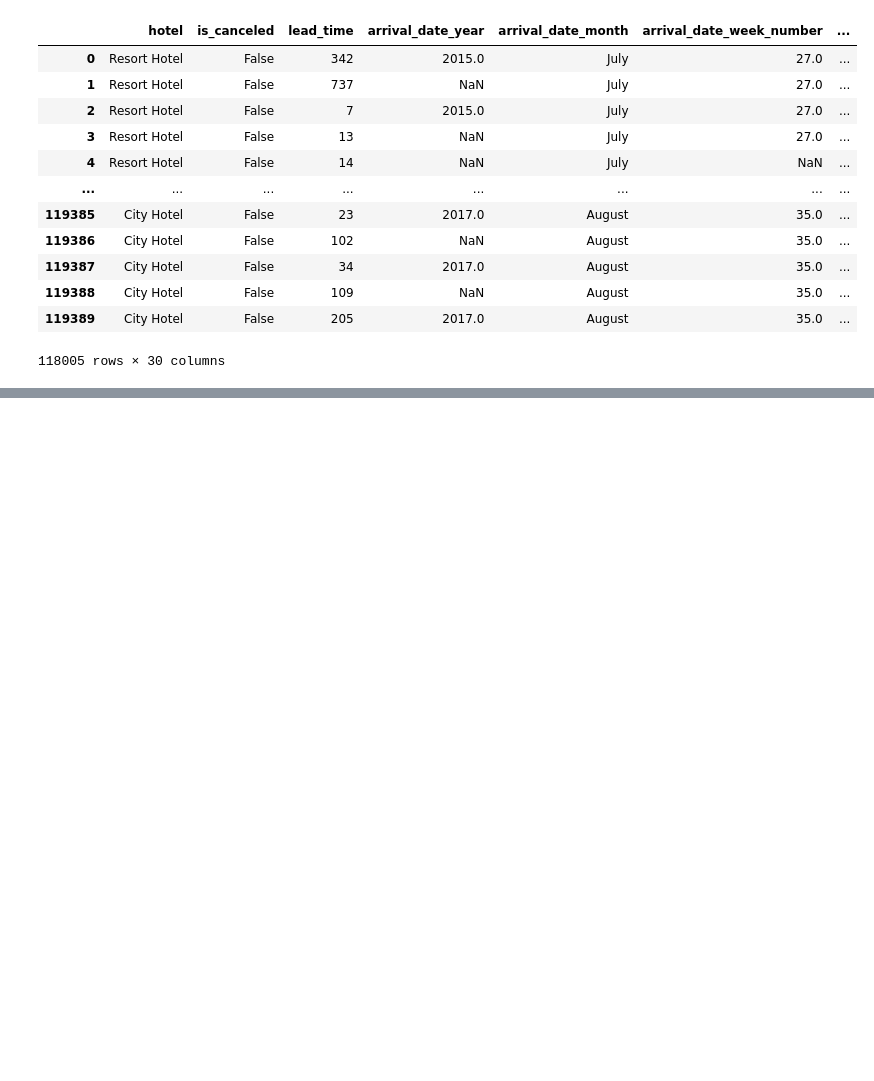
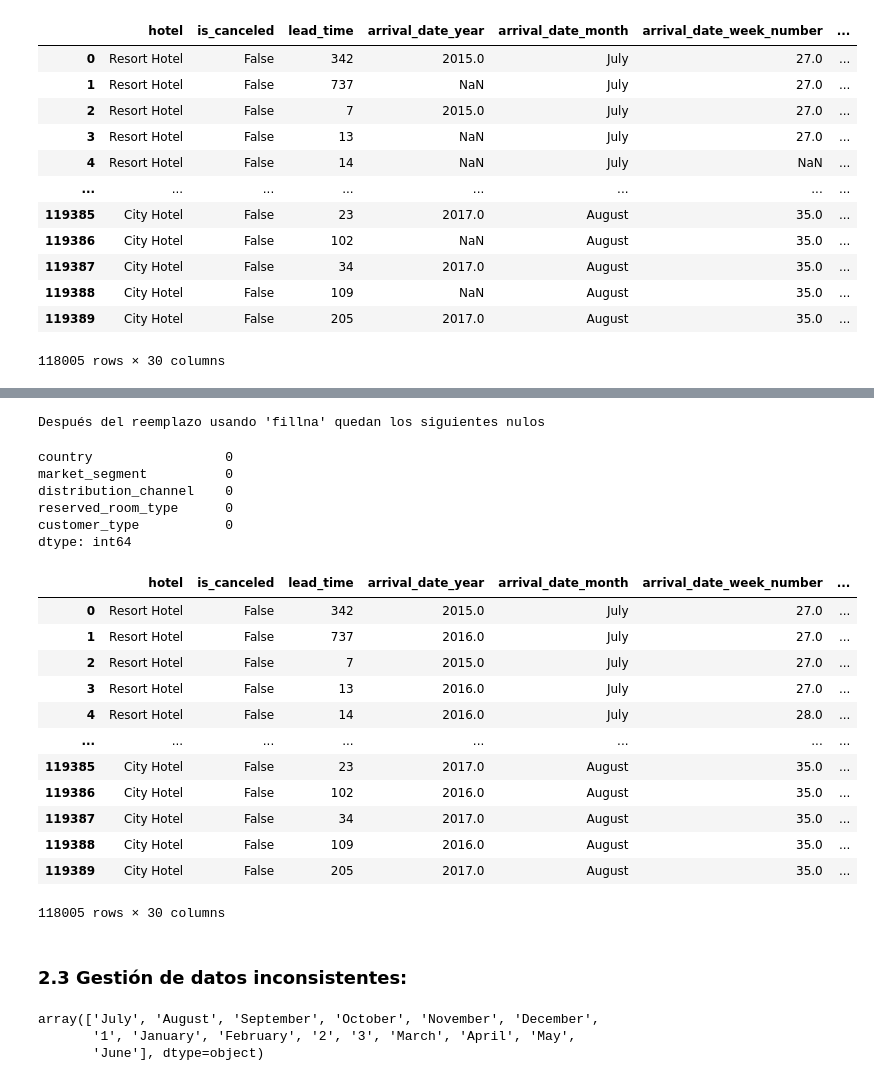
Before and after one commit to ValeFischer/Proyecto_Mod4_DataWizards, a Jupyter notebook: eda-dataset.ipynb, the cells around one changed output, grey strips where cells are left out. Saved outputs shown, nothing was run; the diff lists cells and outputs as text; code cells hidden in the pictures; blank space fills up the shorter version.

```diff
--- a/eda-dataset.ipynb
+++ b/eda-dataset.ipynb
@@ -328,0 +316,5 @@ agent                        0.13685
+# %%
+# Hay algunas columnas con porcentajes elevados de nulos o valores atípicos, pero por el tipo de dato que se está manejando en estas columnas se necesitan numeros enteros
+# Hacemos un describe de la media y la mediana para confirmar cuales son numeros enteros
+for col in nulls_col_num:
+    display(df[col].describe()[["mean", "50%"]])
@@ -338,0 +375,5 @@ def impute_with_median (cols):
+# %%
+# Obtenemos la lista de columnas categóricas que tienen nulos
+nulls_col_cat = df_imputed[df_imputed.columns[df_imputed.isnull().any()]].select_dtypes(include = "O").columns
+print(f"Las columnas categóricas que tienen nulos son:\n{nulls_col_cat}\n")
+print(f"El porcentaje de nulos que tiene cada columna categórica es:\n{df_imputed[nulls_col_cat].isnull().sum() / df_imputed.shape[0]}")
@@ -338,0 +394,6 @@ def impute_with_median (cols):
+# %%
+# sacamos el 'value_counts()' de cada una de las columnas categóricas que tienen nulos para saber como es la distribución de sus categorías
+for col in nulls_col_cat:
+    print(f"La distribución de las categorías para la columna {col.upper()}")
+    display(df[col].value_counts() / df.shape[0])
+    print("........................")
@@ -338,0 +474,43 @@ def impute_with_median (cols):
+# %%
+def cat_undefined (df,cols):
+    for col in cols:
+        # reemplazamos los nulos por el valor Undefined para cada una de las columnas de la lista
+        df[col] = df[col].fillna("Undefined")
+    # Comprobamos si quedan nulos en las columnas categóricas.
+    print("Después del reemplazo usando 'fillna' quedan los siguientes nulos")
+    display(df[cols].isnull().sum())
+    return df
+# %%
+# En ninguna columna podemos decir que hay una categoría dominante, por lo que crearemos una categoría nueva 'Undefined', menos en "reservation_status_date"
+cols_undefined = ['country', 'market_segment', 'distribution_channel', 'reserved_room_type', 'customer_type']
+cat_undefined(df_imputed,cols_undefined)
+# %% [output]
+Después del reemplazo usando 'fillna' quedan los siguientes nulos
+country                 0
+market_segment          0
+distribution_channel    0
+reserved_room_type      0
+customer_type           0
+dtype: int64
+|  | hotel | is_canceled | lead_time | arrival_date_year | arrival_date_month | arrival_date_week_number | ... |
+| 0 | Resort Hotel | False | 342 | 2015.0 | July | 27.0 | ... |
+| 1 | Resort Hotel | False | 737 | 2016.0 | July | 27.0 | ... |
+| 2 | Resort Hotel | False | 7 | 2015.0 | July | 27.0 | ... |
+| 3 | Resort Hotel | False | 13 | 2016.0 | July | 27.0 | ... |
+| 4 | Resort Hotel | False | 14 | 2016.0 | July | 28.0 | ... |
+| ... | ... | ... | ... | ... | ... | ... | ... |
+| 119385 | City Hotel | False | 23 | 2017.0 | August | 35.0 | ... |
+| 119386 | City Hotel | False | 102 | 2016.0 | August | 35.0 | ... |
+| 119387 | City Hotel | False | 34 | 2017.0 | August | 35.0 | ... |
+| 119388 | City Hotel | False | 109 | 2016.0 | August | 35.0 | ... |
+| 119389 | City Hotel | False | 205 | 2017.0 | August | 35.0 | ... |
+118005 rows × 30 columns
+# %% [markdown]
+### 2.3 Gestión de datos inconsistentes:
+# %%
+# La columna 'arrival_date_month' tiene los meses a veces en numero y a veces en texto
+df_imputed['arrival_date_month'].unique()
+# %% [output]
+array(['July', 'August', 'September', 'October', 'November', 'December',
+       '1', 'January', 'February', '2', '3', 'March', 'April', 'May',
+       'June'], dtype=object)
```
Also changed, not shown: parts of 27 cells of this notebook, 2 other files.
